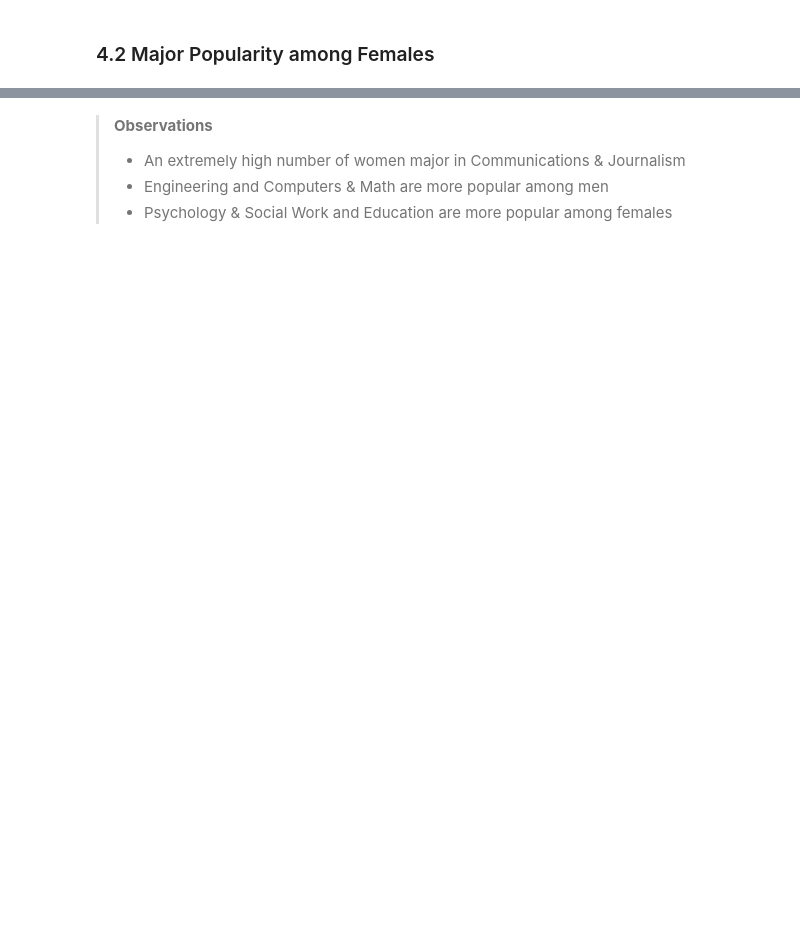
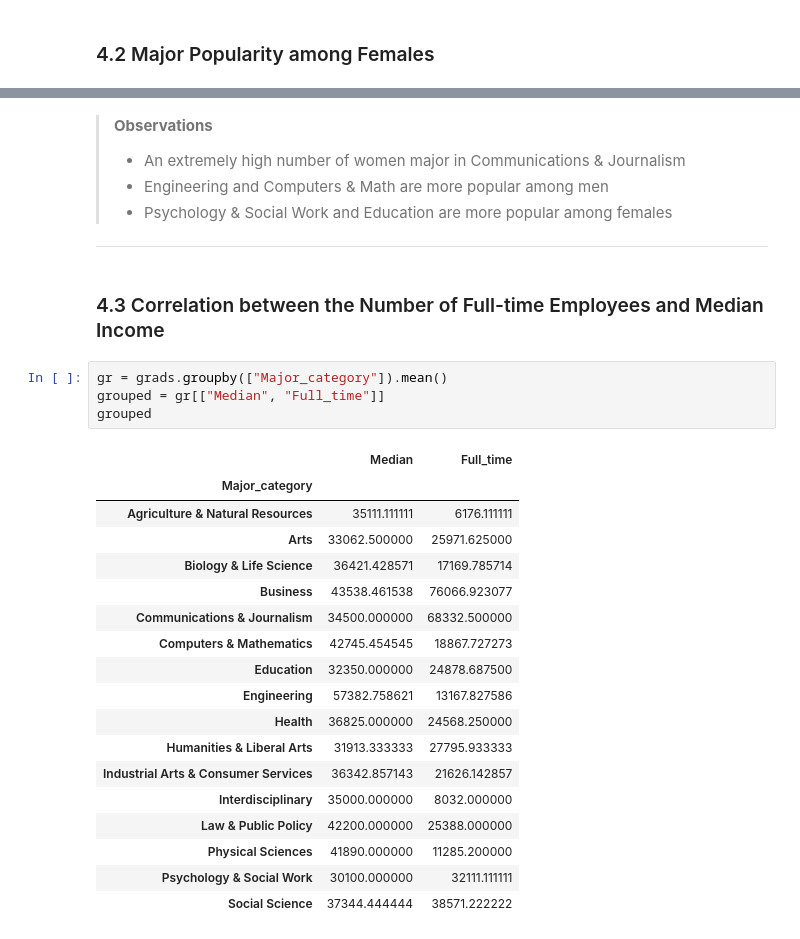
Before and after one commit to ofeliiaB/major_salary_analysis, a Jupyter notebook: MajorVsSalaryAnalysis.ipynb, the cells around one changed output, grey strips where cells are left out. Drawn from its saved outputs; the diff is of its cells as text; blank space fills up the shorter version.

```diff
--- a/MajorVsSalaryAnalysis.ipynb
+++ b/MajorVsSalaryAnalysis.ipynb
@@ -227,3 +221,29 @@ plt.show()
 >- An extremely high number of women major in Communications & Journalism
 >- Engineering and Computers & Math are more popular among men
 >- Psychology & Social Work and Education are more popular among females
+***
+# %% [markdown]
+### 4.3 Correlation between the Number of Full-time Employees and Median Income
+# %%
+gr = grads.groupby(["Major_category"]).mean()
+grouped = gr[["Median", "Full_time"]]
+grouped
+# %% [output]
+|  | Median | Full_time |
+| Major_category |  |  |
+| Agriculture & Natural Resources | 35111.111111 | 6176.111111 |
+| Arts | 33062.500000 | 25971.625000 |
+| Biology & Life Science | 36421.428571 | 17169.785714 |
+| Business | 43538.461538 | 76066.923077 |
+| Communications & Journalism | 34500.000000 | 68332.500000 |
+| Computers & Mathematics | 42745.454545 | 18867.727273 |
+| Education | 32350.000000 | 24878.687500 |
+| Engineering | 57382.758621 | 13167.827586 |
+| Health | 36825.000000 | 24568.250000 |
+| Humanities & Liberal Arts | 31913.333333 | 27795.933333 |
+| Industrial Arts & Consumer Services | 36342.857143 | 21626.142857 |
+| Interdisciplinary | 35000.000000 | 8032.000000 |
+| Law & Public Policy | 42200.000000 | 25388.000000 |
+| Physical Sciences | 41890.000000 | 11285.200000 |
+| Psychology & Social Work | 30100.000000 | 32111.111111 |
+| Social Science | 37344.444444 | 38571.222222 |
```
Also changed, not shown: parts of 13 cells of this notebook.
